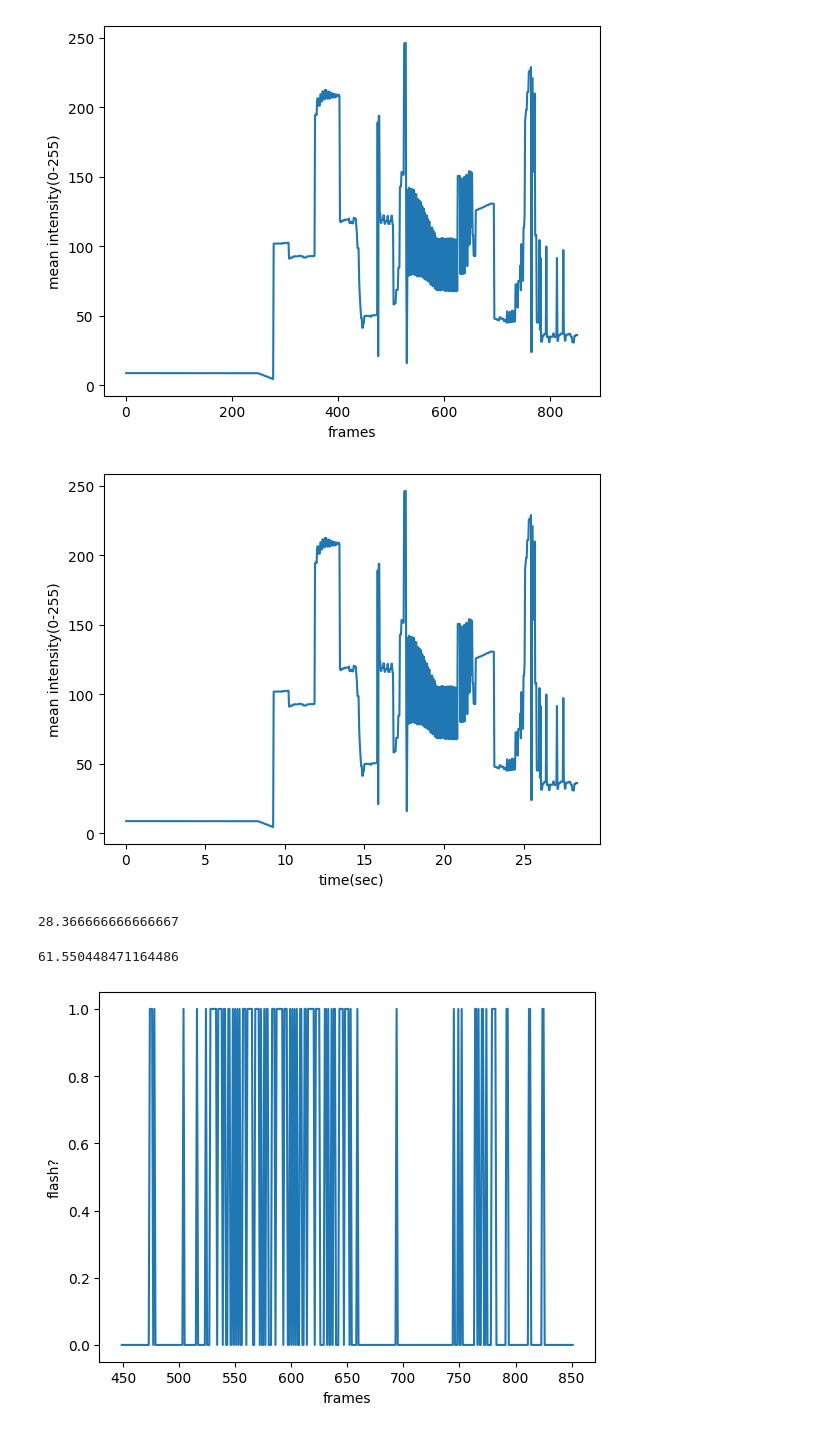
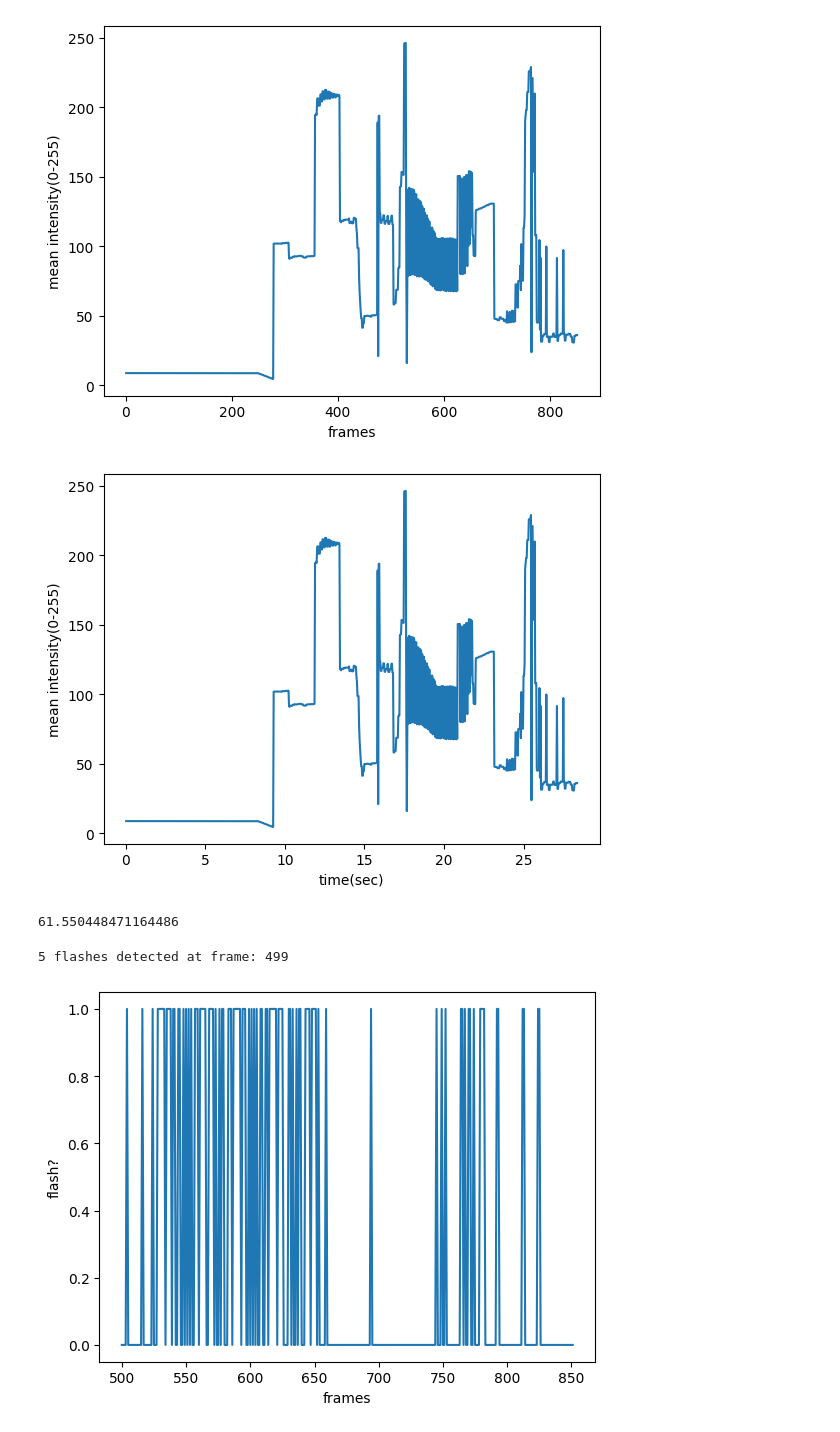
Before and after one commit to karel-harjono/photosensitive-content-filter, a Jupyter notebook: analysis/videoAnalysis.ipynb, the cells around one changed output. Drawn from its saved outputs; the diff is of its cells as text; code cells hidden in the pictures.

```diff
--- a/analysis/videoAnalysis.ipynb
+++ b/analysis/videoAnalysis.ipynb
@@ -45,27 +69,24 @@ def analyze_video(path):
 
     return [range(1, timestamp+1), mean_intensity, metadata]
 
-def show(x, y, xlabel, ylabel):
+def show(x, y, xlabel, ylabel, start=None, end=None):
     fig, ax = plt.subplots()
-    ax.plot(x, y)
+    ax.plot(x[start:end], y[start:end])
     ax.set_xlabel(xlabel)
     ax.set_ylabel(ylabel)
     plt.show()
 # %%
-x, y, metadata = analyze_video('videos/pokemon_deleted_scene.mp4')
-start = 0
-show(x[start:], y[start:], 'frames', 'mean intensity(0-255)')
+# plot mean gray intensity to frames
+x, y, metadata = analyze_video('../videos/pokemon_deleted_scene.mp4')
+show(x, y, 'frames', 'mean intensity(0-255)')
 # %% [output]
 [figure]
 # %%
-start = 0
 x_arr = np.array(x)
 time = x_arr / metadata['fps']
-show(time[start:], y[start:], 'time(sec)', 'mean intensity(0-255)')
-time[-1]
+show(time, y, 'time(sec)', 'mean intensity(0-255)')
 # %% [output]
 [figure]
-28.366666666666667
 # %%
 diff = []
 sd = np.std(y)
@@ -77,18 +98,20 @@ sd
 61.550448471164486
 # %%
 # TODO: figure out tuning metrics
-df = pd.DataFrame(diff, columns=['values'])
-# df['values'].replace(to_replace = 0, value = pd.NA, inplace=True)
-start = 448
-show(x[start:], diff[start:], 'frames', 'flash?')
-# %% [output]
-[figure, removed]
 # %%
-def detectUnsafeFlashes(intensity, fps):
+def detectUnsafeFlashes(intensity, fps, max_flashes=3):
     warning_count = 0
     for i in range(len(intensity) - fps):
         num_flash = np.sum(intensity[i:i+fps])
-        if(num_flash > 3):
-#             print(f"{num_flash} flashes detected at frame: {i}")
+        if(num_flash > max_flashes):
+            print(f"{num_flash} flashes detected at frame: {i}")
             warning_count = warning_count + 1
-    return warning_count
+            break
+    return warning_count, i
+
+# get the starting frame of the 'unsafe' content
+warning_count, starting_frame = detectUnsafeFlashes(diff, int(metadata['fps']), max_flashes=4)
+show(x, diff, 'frames', 'flash?', starting_frame)
+# %% [output]
+5 flashes detected at frame: 499
+[figure, added]
```
Also changed, not shown: parts of 8 cells of this notebook, 3 other files.
